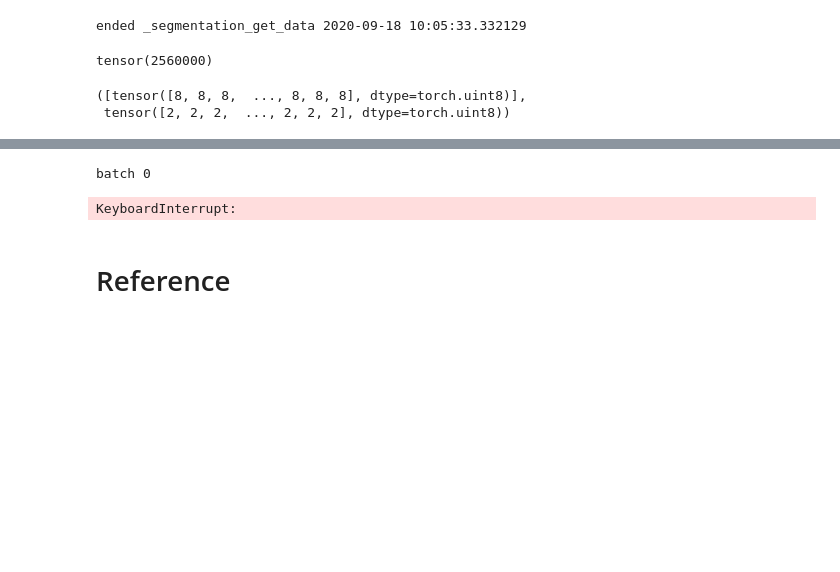
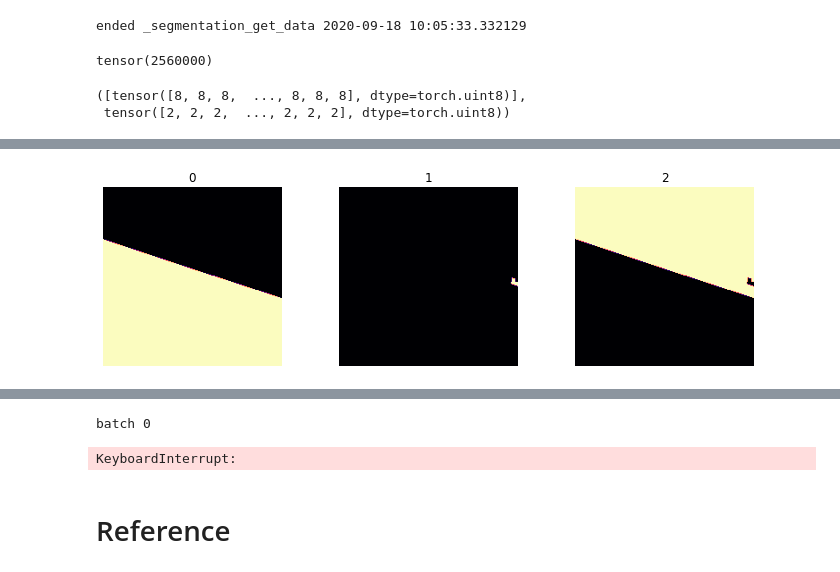
Before and after one commit to qAp/IIC, a Jupyter notebook: nbs/03_segmentation_eval.ipynb, the cells around one changed output, grey strips where cells are left out. Drawn from its saved outputs; the diff is of its cells as text; code cells hidden in the pictures; blank space fills up the shorter version.

```diff
--- a/nbs/03_segmentation_eval.ipynb
+++ b/nbs/03_segmentation_eval.ipynb
@@ -428,0 +485,11 @@ flat_predss_all, flat_targets_all
+# %%
+fig, axs = plt.subplots(figsize=(10, 3), nrows=1, ncols=targets_k)
+axs = axs.flatten()
+for ax, gt_c in zip(axs, range(targets_k)):
+    mask_targ = get_mask(flat_targets, i_img, c=gt_c, sz=config.input_sz)
+    ax.imshow(mask_targ, cmap='magma')
+    ax.set_title(f'{gt_c}')
+    ax.axis('off')
+plt.tight_layout()
+# %% [output]
+[figure, added]
```
Also changed, not shown: parts of 20 cells of this notebook.
